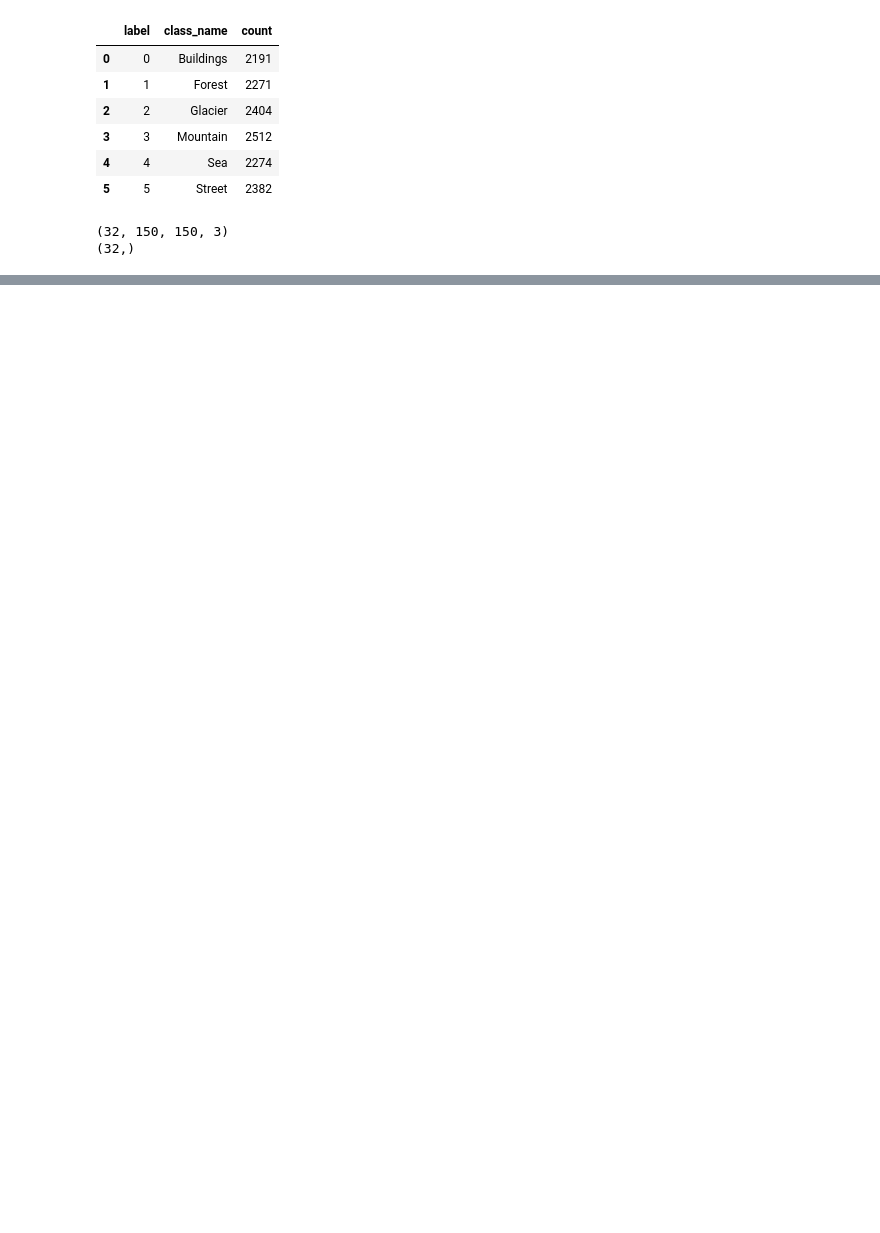
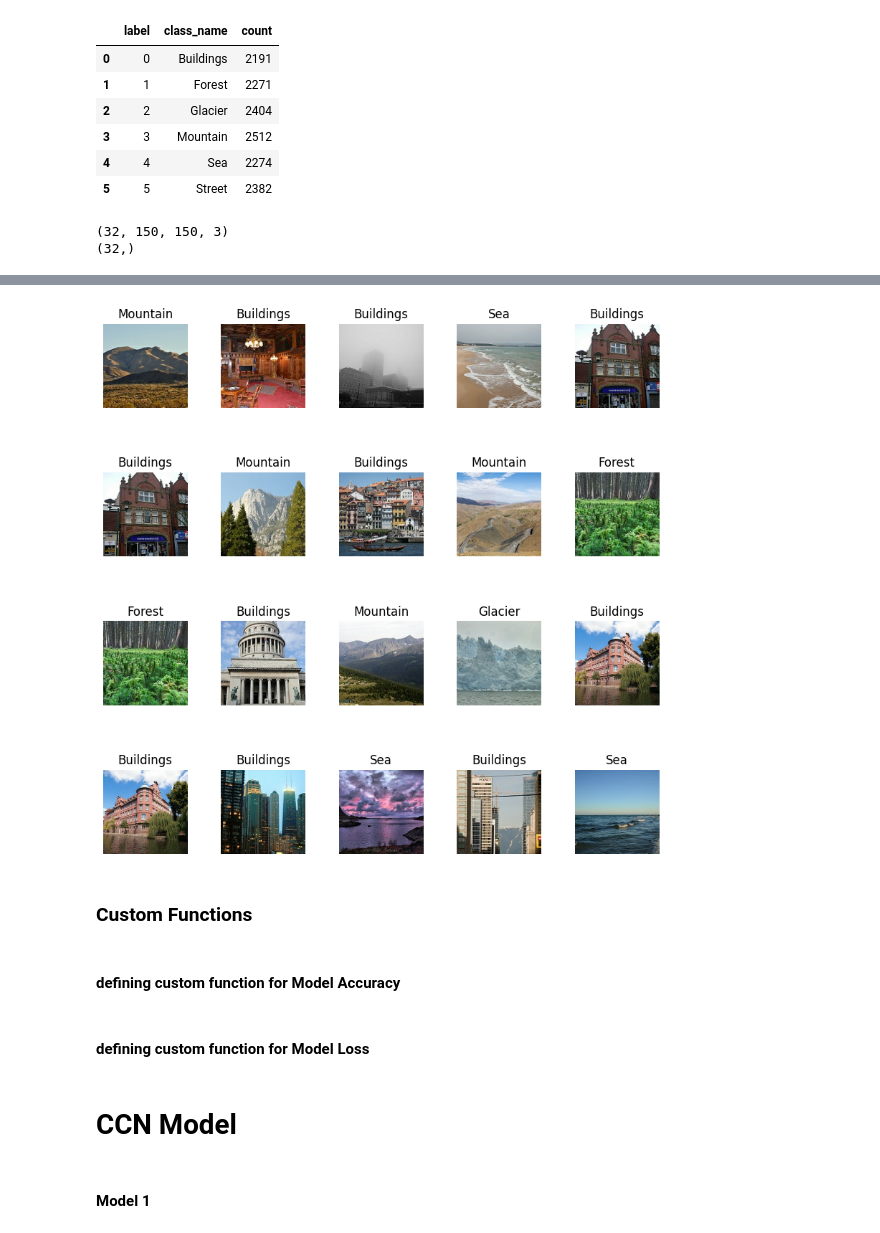
Before and after one commit to kale-sahil/intel-image-classification, a Jupyter notebook: Copy_of_Intel_Classification_Dataset.ipynb, the cells around one changed output, grey strips where cells are left out. Cells and saved outputs as stored; diff of their text form; code cells hidden in the pictures; blank space fills up the shorter version.

```diff
--- a/Copy_of_Intel_Classification_Dataset.ipynb
+++ b/Copy_of_Intel_Classification_Dataset.ipynb
@@ -168,26 +189,3 @@ for image_batch, labels_batch in df_train:
 # %% [output]
 (32, 150, 150, 3)
 (32,)
-# %%
-# fig, ax = plt.subplots(nrows=4, ncols=5, figsize=(10, 10)) # creating subplot array
-# for i in range(4):
-#     for j in range(5):
-#         index = i * 4 + j
-#         ax[i, j].imshow(batch[0][index].astype(int)) # print images
-#         ax[i, j].set_title(cls["class_name"][batch[1][index]]) # print associated titles
-#         ax[i,j].axis('off') # no axis
-# plt.subplots_adjust(wspace=0.4, hspace=0.4)
-# plt.show()
-
-fig, ax = plt.subplots(nrows=len(cls["class_name"]), ncols=3, figsize=(20, 20)) # creating subplot array with number of rows equal to the number of classes
-
-for i, class_name in enumerate(cls["class_name"]):
-    # Find the indices of images in the batch that belong to the current class
-    indices = np.where(batch[1] == i)[0][:3]  # Select first 5 images for each class
-    for j, index in enumerate(indices):
-        ax[i, j].imshow(batch[0][index].astype(int)) # print image
-        ax[i, j].set_title(class_name) # print associated title
-        ax[i, j].axis('off') # no axis
-
-plt.subplots_adjust(wspace=0.4, hspace=0.4)
-plt.show()
@@ -676,0 +192,28 @@ demo.launch()
+# %%
+fig, ax = plt.subplots(nrows=4, ncols=5, figsize=(10, 10)) # creating subplot array
+for i in range(4):
+    for j in range(5):
+        index = i * 4 + j
+        ax[i, j].imshow(batch[0][index].astype(int)) # print images
+        ax[i, j].set_title(cc_df["class_name"][batch[1][index]]) # print associated titles
+        ax[i,j].axis('off') # no axis
+plt.subplots_adjust(wspace=0.4, hspace=0.4)
+plt.show()
+
+# fig, ax = plt.subplots(nrows=len(cc_df["class_name"]), ncols=3, figsize=(20, 20))
+
+# for i, class_name in enumerate(cc_df["class_name"]):
+#     indices = np.where(batch[1] == i)[0][:3]
+#     for j, index in enumerate(indices):
+#         ax[i, j].imshow(batch[0][index].astype(int))
+#         ax[i, j].set_title(class_name)
+#         ax[i, j].axis('off')
+
+# plt.subplots_adjust(wspace=0.4, hspace=0.4)
+# plt.show()
+# %% [output]
+[figure, added]
+# %% [markdown]
+### Custom Functions
+# %% [markdown]
+#### defining custom function for Model Accuracy
@@ -676,0 +229,2 @@ demo.launch()
+# %% [markdown]
+#### defining custom function for Model Loss
@@ -676,0 +240,4 @@ demo.launch()
+# %% [markdown]
+# CCN Model
+# %% [markdown]
+#### Model 1
```
Also changed, not shown: parts of 75 cells of this notebook.
